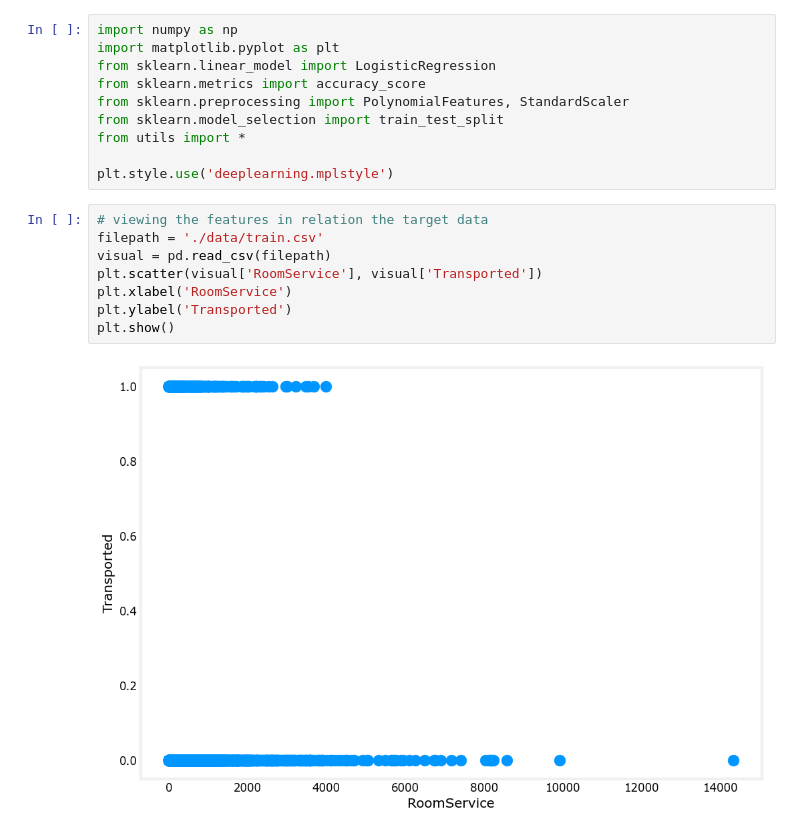
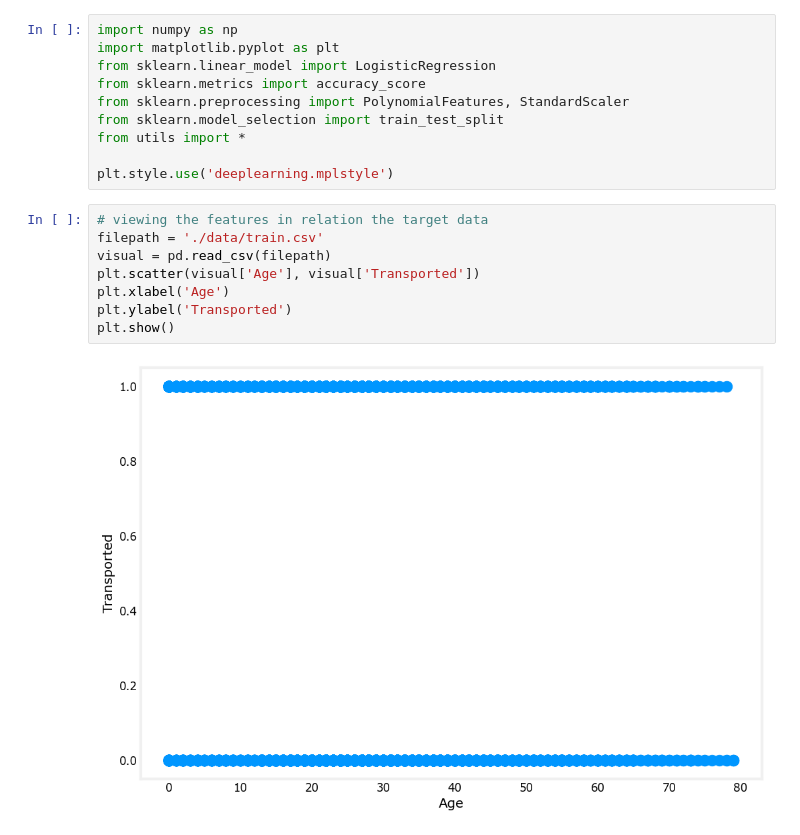
Before and after one commit to imisi99/Spaceship_Titanic, a Jupyter notebook: st.ipynb, the cells around one changed output. Cells and saved outputs as stored; diff of their text form.

```diff
--- a/st.ipynb
+++ b/st.ipynb
@@ -11,13 +11,13 @@ plt.style.use('deeplearning.mplstyle')
 # %%
 # viewing the features in relation the target data
 filepath = './data/train.csv'
 visual = pd.read_csv(filepath)
-plt.scatter(visual['RoomService'], visual['Transported'])
-plt.xlabel('RoomService')
+plt.scatter(visual['Age'], visual['Transported'])
+plt.xlabel('Age')
 plt.ylabel('Transported')
 plt.show()
 # %% [output]
-[figure, old version]
+[figure, new version]
 # %%
 train_data = modify_data(filepath)
 X = train_data.drop(['Transported'], axis=1)
```
Also changed, not shown: parts of 13 cells of this notebook, 4 other files.
